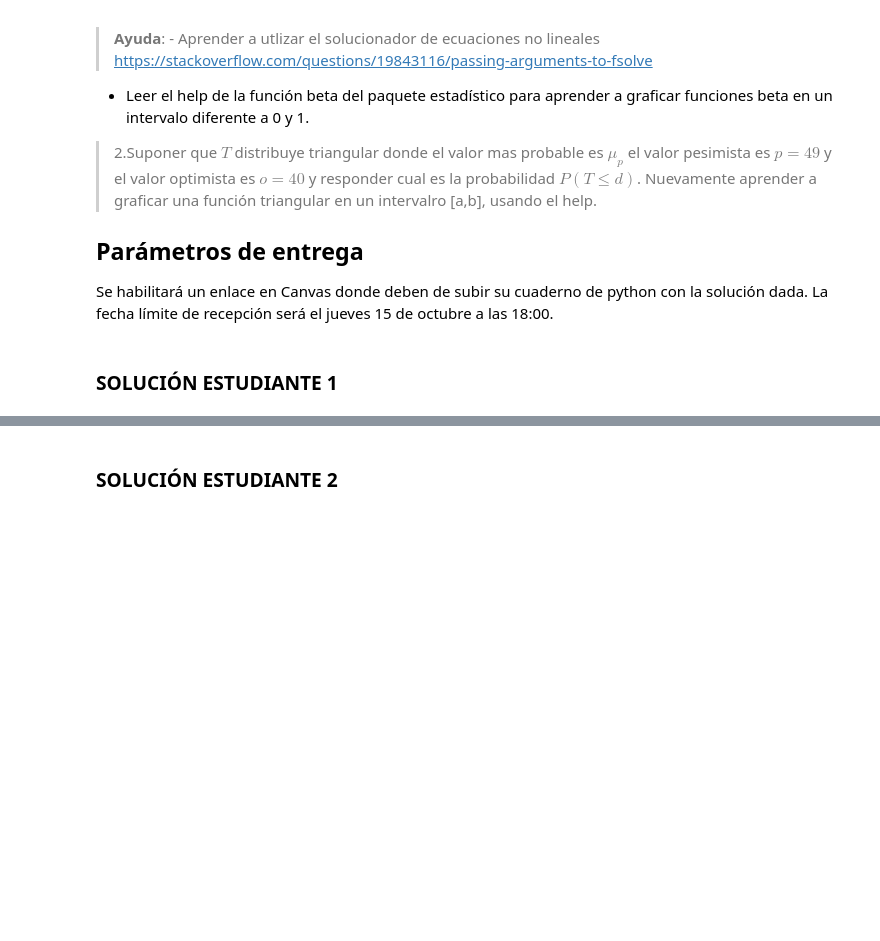
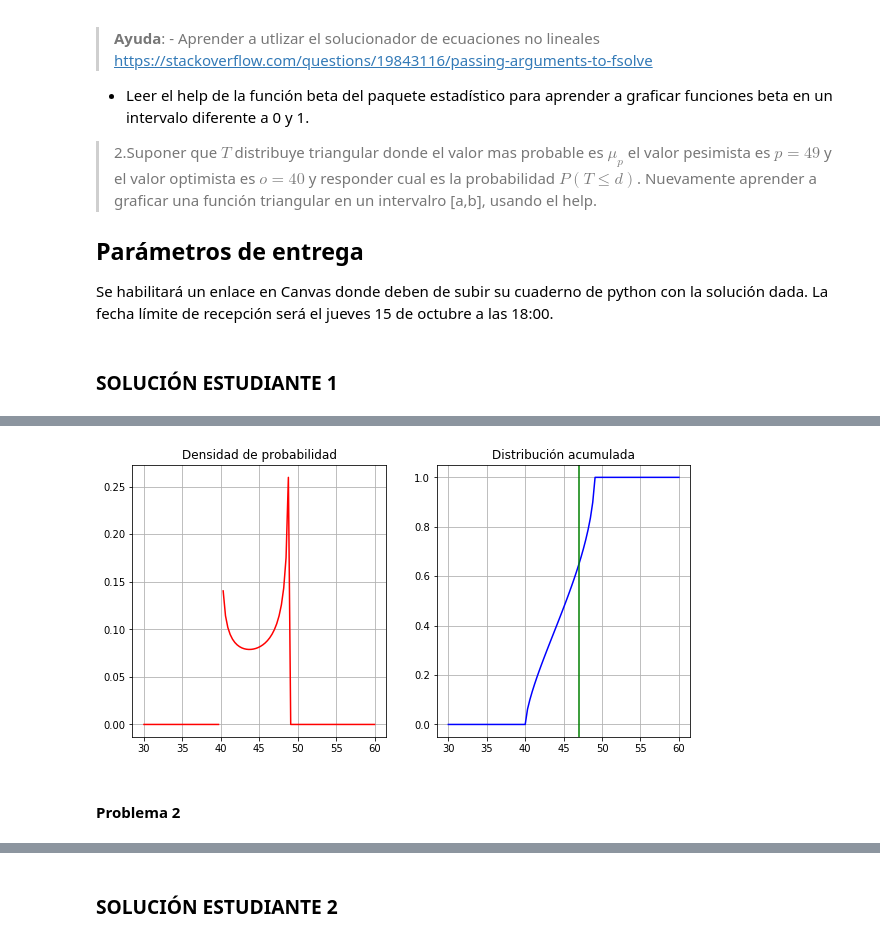
Before and after one commit to LuisCarlosAlvarado/Tareas_LCAlvarado_JOGonz-lez, a Jupyter notebook: TAREA 5/TAREA 5A.ipynb, the cells around one changed output, grey strips where cells are left out. Drawn from its saved outputs; the diff is of its cells as text; code cells hidden in the pictures; blank space fills up the shorter version.

```diff
--- a/TAREA 5/TAREA 5A.ipynb
+++ b/TAREA 5/TAREA 5A.ipynb
@@ -29,0 +40,27 @@ Se habilitará un enlace en Canvas donde deben de subir su cuaderno de python co
+# %%
+# Límites de la función
+a = 40
+b = 49
+# Media, varianza
+mean = 44
+var = 9
+#
+d = 47
+
+
+def alf_bet(ab):
+    alf = ab[0]
+    bet = ab[1]
+
+    aa = ((a*alf+b*bet)/(alf+bet))-mean
+    bb = ((alf*bet)*(b-a)**2)/(((alf+bet)**2)*(1+alf+bet))-var
+    return np.array([aa,bb])
+
+ab0= np.array([1,2])
+ab = fsolve(alf_bet,ab0)
+
+Alpha = ab[0]
+Beta = ab[1]
+
+print('Alpha =',Alpha)
+print('Beta =',Beta)
@@ -29,0 +95,20 @@ Se habilitará un enlace en Canvas donde deben de subir su cuaderno de python co
+# %%
+from matplotlib import pyplot as plt
+x = np.linspace(30,60, 100)
+betag= st.beta.pdf(x,Alpha,Beta,scale=(b-a),loc=a)
+betag_acum= st.beta.cdf(x,Alpha,Beta,scale=(b-a),loc=a)
+
+fig, (ax1,ax2) = plt.subplots(1,2,figsize=(10,5))
+ax1.plot(x, betag,'r')
+ax1.set_title('Densidad de probabilidad')
+ax1.grid()
+ax2.plot(x, betag_acum,'b')
+plt.axvline(x=47, ymin=0, ymax=1,color='g')
+ax2.set_title('Distribución acumulada')
+ax2.grid()
+
+plt.show()
+# %% [output]
+[figure, added]
+# %% [markdown]
+#### Problema 2
```
Also changed, not shown: parts of 7 cells of this notebook.
